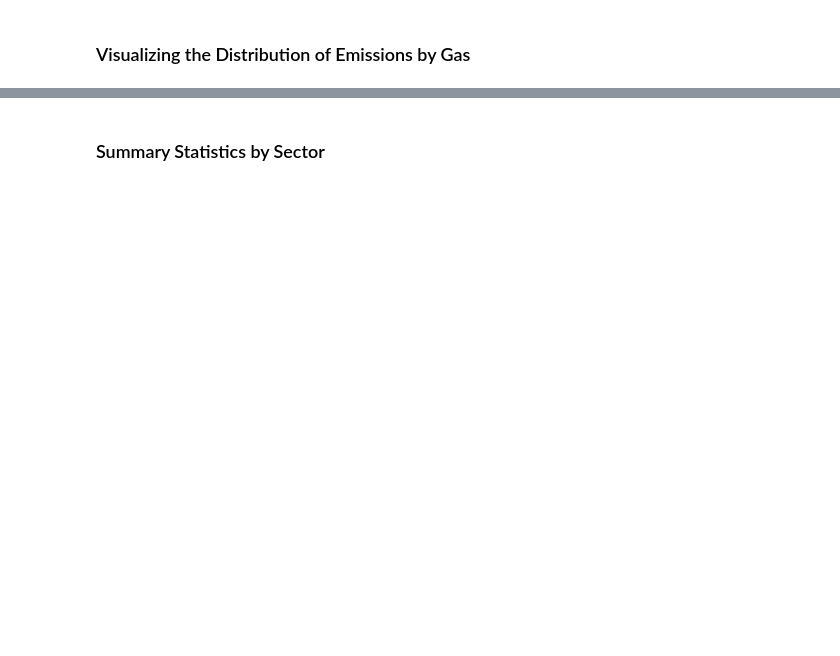
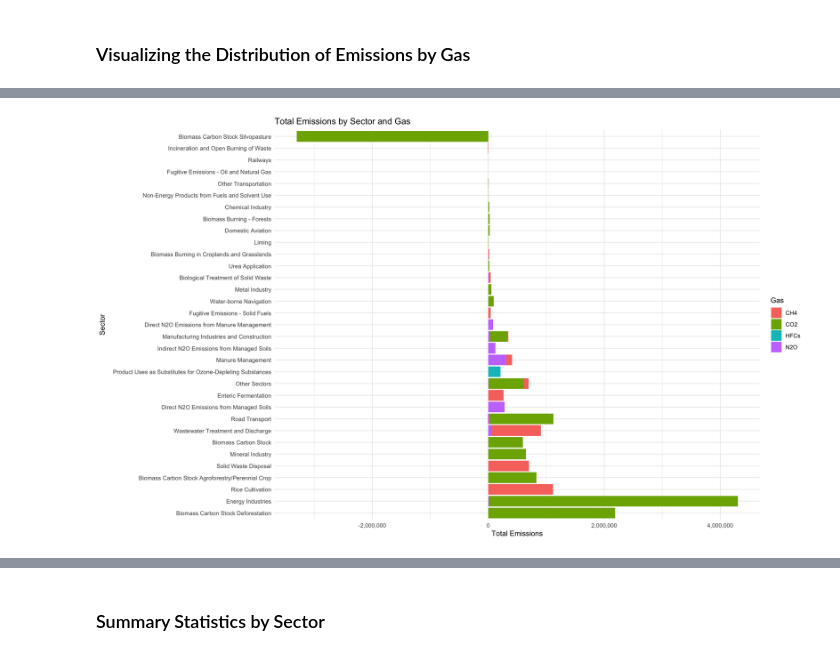
Before and after one commit to imperionite/ilmanala, a Jupyter notebook: EDA_GHG.ipynb, the cells around one changed output, grey strips where cells are left out. Cells and saved outputs as stored; diff of their text form; code cells hidden in the pictures; blank space fills up the shorter version.

```diff
--- a/EDA_GHG.ipynb
+++ b/EDA_GHG.ipynb
@@ -140,0 +137,10 @@ ggplot(ghg_long, aes(x = Emissions, fill = Gas, color = Gas)) +
+# %%
+ggplot(summary_stats_sector, aes(x = reorder(Sector, -sum), y = sum, fill = Gas)) +
+  geom_bar(stat = "identity", position = "stack") +
+  coord_flip() +
+  scale_y_continuous(labels = scales::comma) +
+  labs(title = "Total Emissions by Sector and Gas",
+       x = "Sector", y = "Total Emissions") +
+  theme_minimal()
+# %% [output]
+[figure, added]
```
Also changed, not shown: parts of 12 cells of this notebook, 4 other files.
